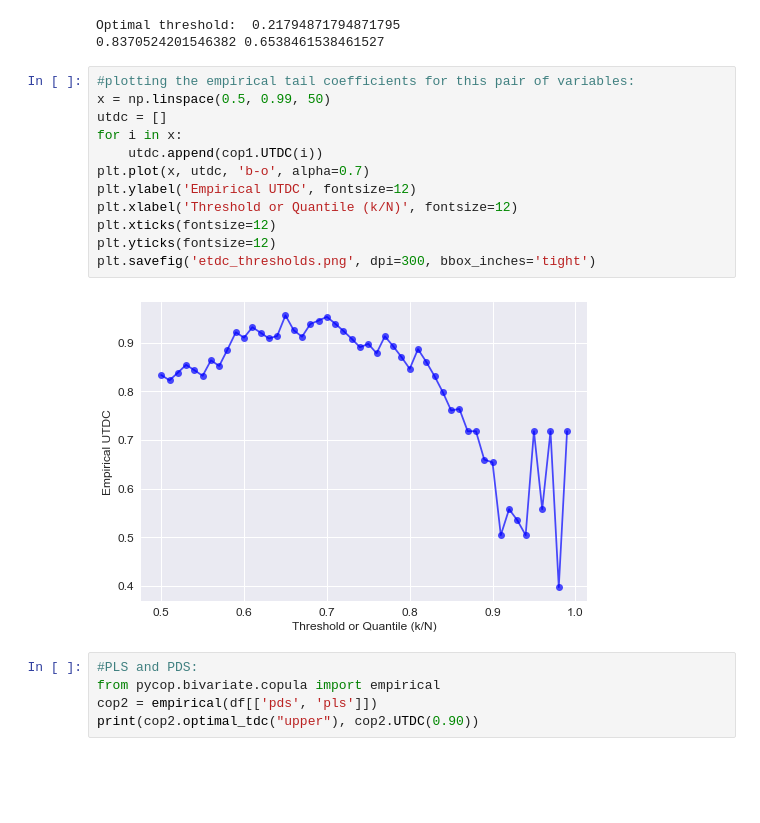
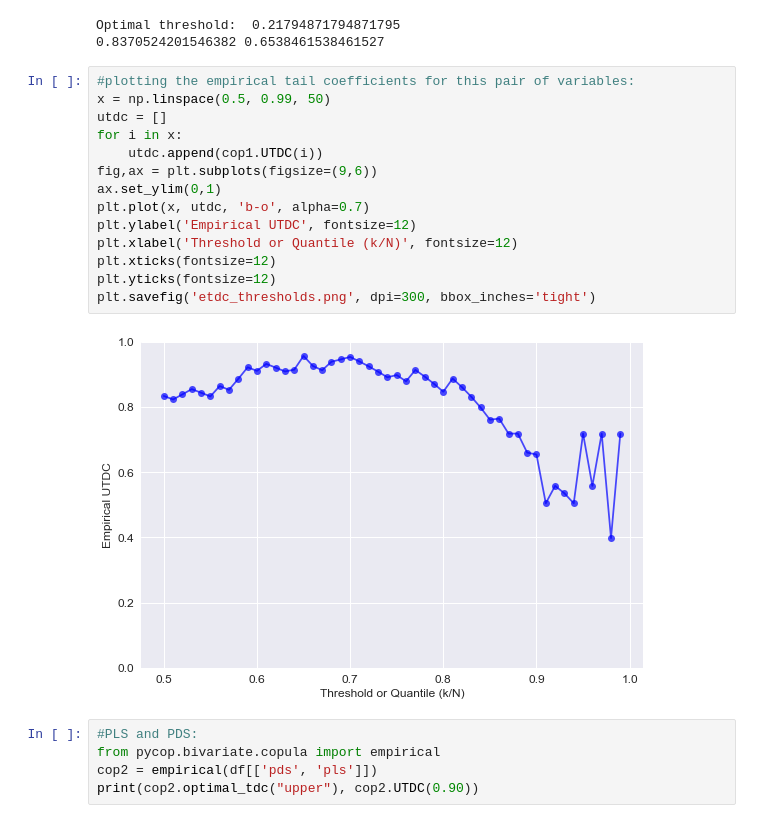
Before and after one commit to rcarcacheflores/ISEG-Dissertation, a Jupyter notebook: CH5 - Models for Claim Dependence/Bivariate copulas/Bivariate copulas for claims by type.ipynb, the cells around one changed output. Saved outputs shown, nothing was run; the diff lists cells and outputs as text; blank space fills up the shorter version.

Commit message:
Revised Empirical UTDC plot

```diff
--- a/CH5 - Models for Claim Dependence/Bivariate copulas/Bivariate copulas for claims by type.ipynb
+++ b/CH5 - Models for Claim Dependence/Bivariate copulas/Bivariate copulas for claims by type.ipynb
@@ -54,17 +54,19 @@ Optimal threshold:  0.21794871794871795
 # %%
 #plotting the empirical tail coefficients for this pair of variables:
 x = np.linspace(0.5, 0.99, 50)
 utdc = []
 for i in x:
     utdc.append(cop1.UTDC(i))
+fig,ax = plt.subplots(figsize=(9,6))
+ax.set_ylim(0,1)
 plt.plot(x, utdc, 'b-o', alpha=0.7)
 plt.ylabel('Empirical UTDC', fontsize=12)
 plt.xlabel('Threshold or Quantile (k/N)', fontsize=12)
 plt.xticks(fontsize=12)
 plt.yticks(fontsize=12)
 plt.savefig('etdc_thresholds.png', dpi=300, bbox_inches='tight')
 # %% [output]
-[figure, old version]
+[figure, new version]
 # %%
 #PLS and PDS:
 from pycop.bivariate.copula import empirical
```
